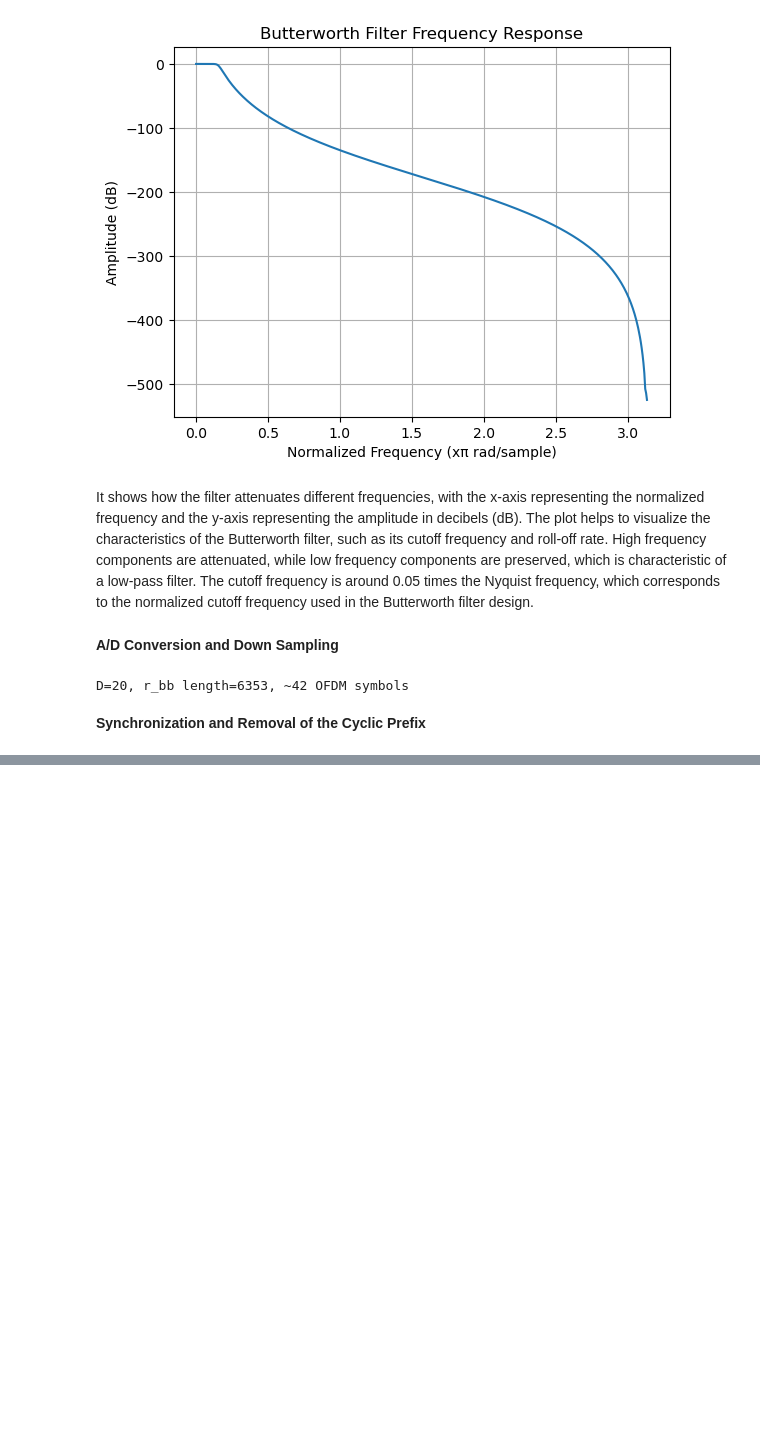
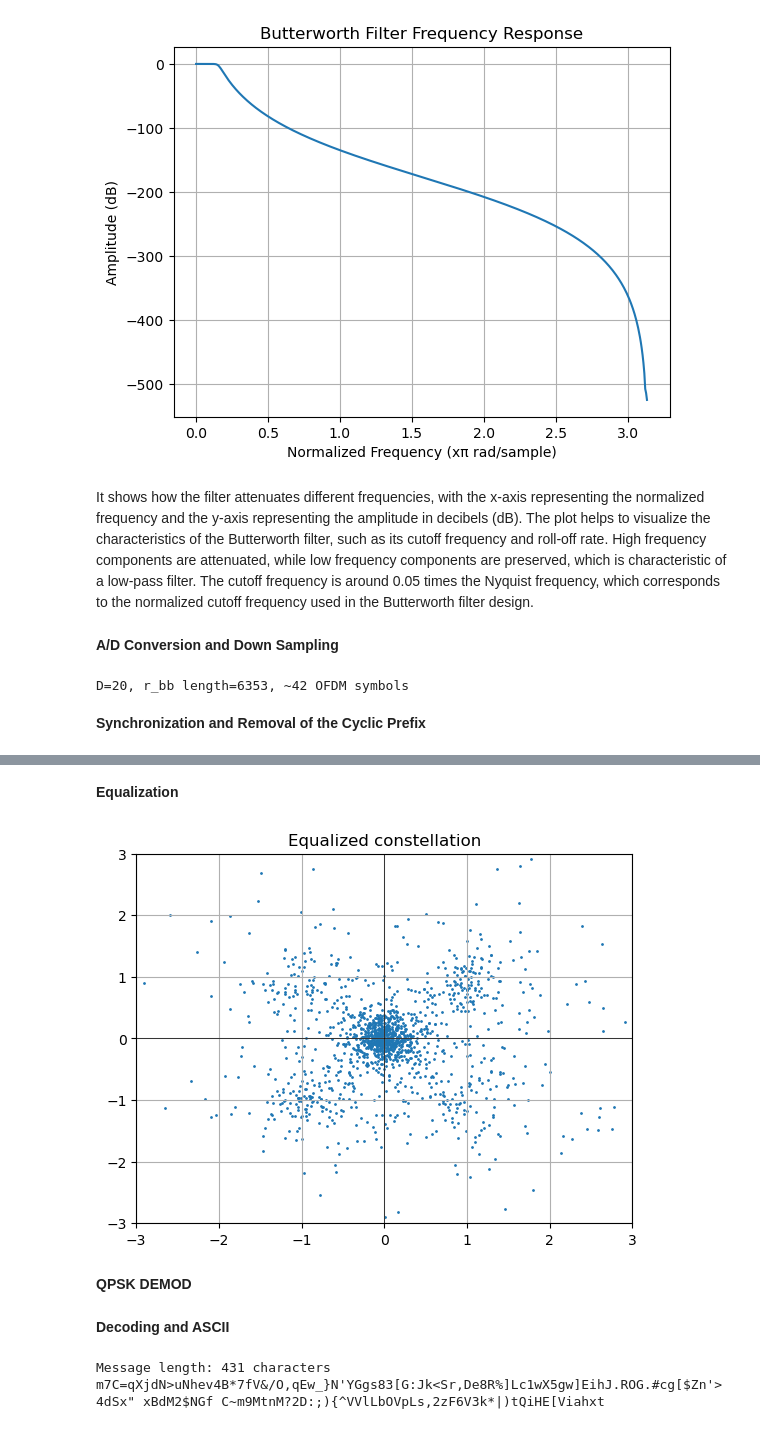
Before and after one commit to axellangenskiold/eitn21, a Jupyter notebook: assignment1_task3_alice.ipynb, the cells around one changed output, grey strips where cells are left out. Drawn from its saved outputs; the diff is of its cells as text; code cells hidden in the pictures; blank space fills up the shorter version.

```diff
--- a/assignment1_task3_alice.ipynb
+++ b/assignment1_task3_alice.ipynb
@@ -80,0 +108,16 @@ X = np.fft.fft(ofdm_data, axis=1)
+# %%
+X_data = X[1:-1]
+# %% [markdown]
+**Equalization**
+# %%
+X_eq = X_data / H_full   # shape: (n_sym, 128) — divides each row by
+
+plt.scatter(X_eq[1:].real.flatten(), X_eq[1:].imag.flatten(), s=1)
+plt.xlim(-3, 3); plt.ylim(-3, 3)
+plt.axhline(0, color='k', lw=0.5); plt.axvline(0, color='k', lw=0.5)
+plt.title('Equalized constellation')
+plt.grid(); plt.show()
+# %% [output]
+[figure, added]
+# %% [markdown]
+**QPSK DEMOD**
@@ -80,0 +129,28 @@ X = np.fft.fft(ofdm_data, axis=1)
+# %% [markdown]
+**Decoding and ASCII**
+# %%
+from commpy.channelcoding import Trellis, viterbi_decode
+trellis = Trellis(memory=np.array([5]), g_matrix=np.array([[0o77, 0o45]]))
+bits_arr = np.array(bits).astype(int)  # convert strings to ints
+
+# First 256 bits = X_eq[0] = length OFDM symbol (128 symbols × 2 bits)
+bits_len  = bits_arr[:256].astype(float)
+
+# Remaining bits = data OFDM symbols
+bits_data = bits_arr[256:].astype(float)
+
+decoded_len = viterbi_decode(bits_len, trellis, decoding_type='hard')
+l_m = int(''.join(decoded_len[:10].astype(int).astype(str)), 2)
+print(f'Message length: {l_m} characters')
+
+decoded_msg = viterbi_decode(bits_data, trellis, decoding_type='hard')
+msg_bits = decoded_msg[:l_m * 7].astype(int).astype(str)
+message = ''.join(
+    chr(int(''.join(msg_bits[i:i+7]), 2))
+    for i in range(0, l_m*7, 7)
+    if len(msg_bits[i:i+7]) == 7
+)
+print(message)
+# %% [output]
+Message length: 431 characters
+m7C=qXjdN>uNhev4B*7fV&/O,qEw_}N'YGgs83[G:Jk<Sr,De8R%]Lc1wX5gw]EihJ.ROG.#cg[$Zn'>4dSx" xBdM2$NGf C~m9MtnM?2D:;){^VVlLbOVpLs,2zF6V3k*|)tQiHE[Viahxt
```
Also changed, not shown: parts of 6 cells of this notebook.
